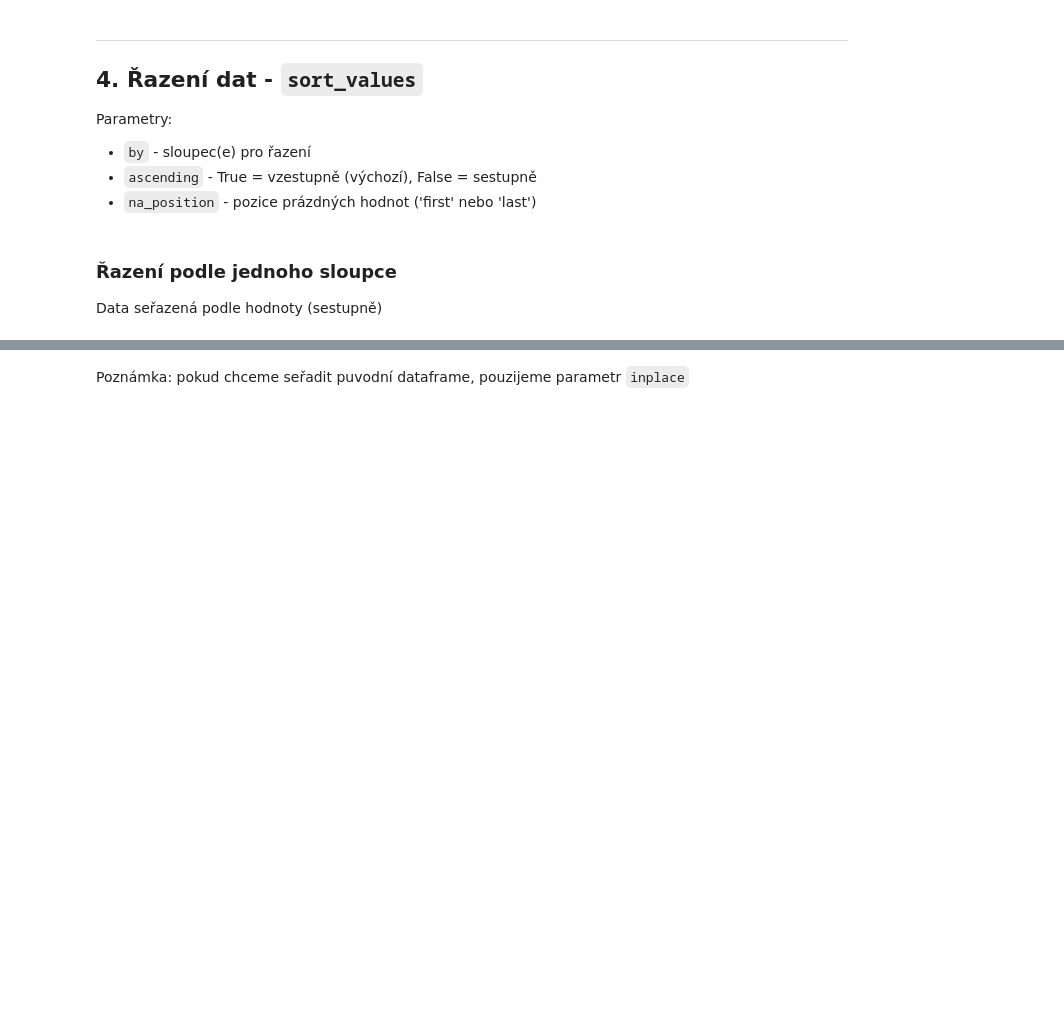
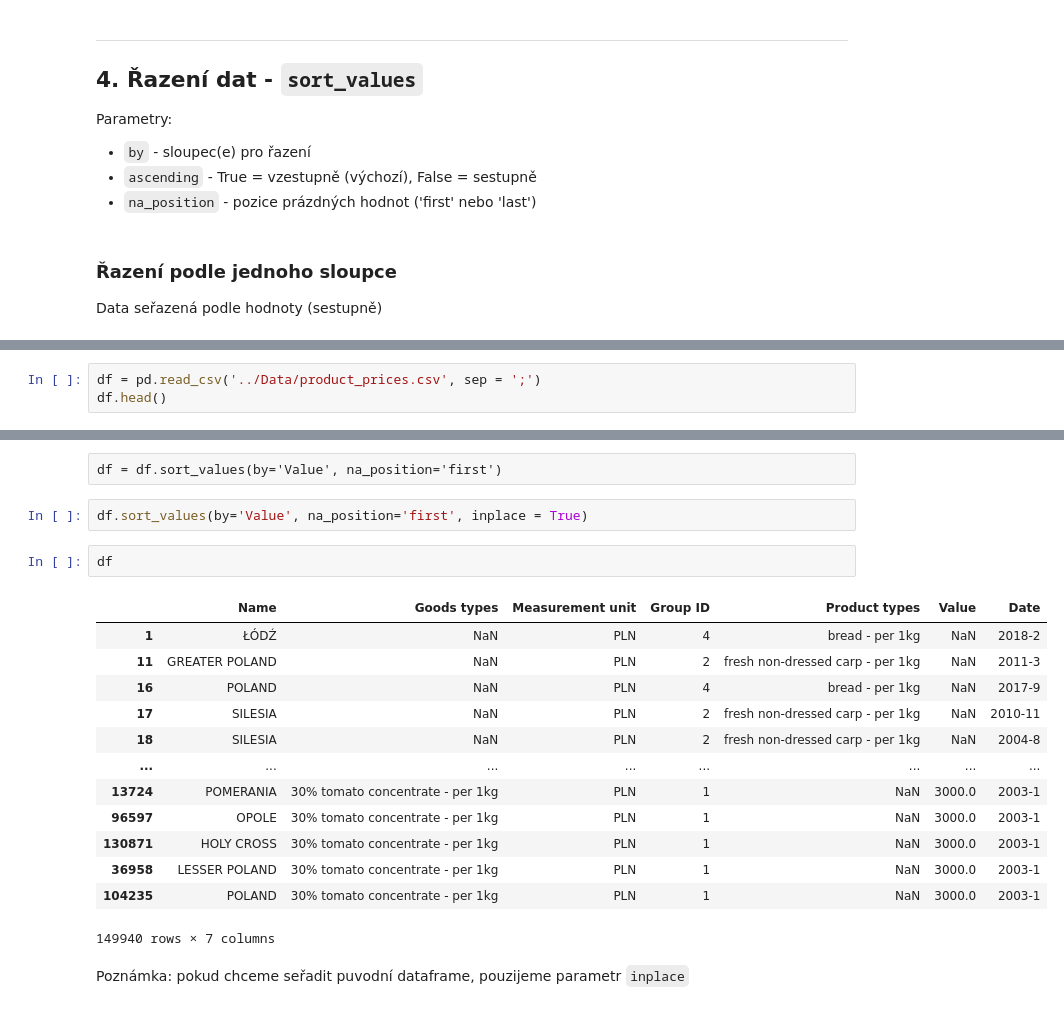
Before and after one commit to danakozakova/Python-CodersLab, a Jupyter notebook: Day_5/Day_5_02_Data_processing_part1_reseni.ipynb, the cells around one changed output, grey strips where cells are left out. Drawn from its saved outputs; the diff is of its cells as text; blank space fills up the shorter version.

```diff
--- a/Day_5/Day_5_02_Data_processing_part1_reseni.ipynb
+++ b/Day_5/Day_5_02_Data_processing_part1_reseni.ipynb
@@ -226,0 +308,3 @@ df_sorted
+# %%
+df = pd.read_csv('../Data/product_prices.csv', sep = ';')
+df.head()
@@ -227,3 +336,23 @@ df_sorted
+# %% [raw]
+df = df.sort_values(by='Value', na_position='first')
+# %%
+df.sort_values(by='Value', na_position='first', inplace = True)
+# %%
+df
+# %% [output]
+|  | Name | Goods types | Measurement unit | Group ID | Product types | Value | Date |
+| 1 | ŁÓDŹ | NaN | PLN | 4 | bread - per 1kg | NaN | 2018-2 |
+| 11 | GREATER POLAND | NaN | PLN | 2 | fresh non-dressed carp - per 1kg | NaN | 2011-3 |
+| 16 | POLAND | NaN | PLN | 4 | bread - per 1kg | NaN | 2017-9 |
+| 17 | SILESIA | NaN | PLN | 2 | fresh non-dressed carp - per 1kg | NaN | 2010-11 |
+| 18 | SILESIA | NaN | PLN | 2 | fresh non-dressed carp - per 1kg | NaN | 2004-8 |
+| ... | ... | ... | ... | ... | ... | ... | ... |
+| 13724 | POMERANIA | 30% tomato concentrate - per 1kg | PLN | 1 | NaN | 3000.0 | 2003-1 |
+| 96597 | OPOLE | 30% tomato concentrate - per 1kg | PLN | 1 | NaN | 3000.0 | 2003-1 |
+| 130871 | HOLY CROSS | 30% tomato concentrate - per 1kg | PLN | 1 | NaN | 3000.0 | 2003-1 |
+| 36958 | LESSER POLAND | 30% tomato concentrate - per 1kg | PLN | 1 | NaN | 3000.0 | 2003-1 |
+| 104235 | POLAND | 30% tomato concentrate - per 1kg | PLN | 1 | NaN | 3000.0 | 2003-1 |
+149940 rows × 7 columns
 # %% [markdown]
 Poznámka: pokud chceme seřadit puvodní dataframe, pouzijeme parametr `inplace`
 # %% [markdown]
```
Also changed, not shown: parts of 44 cells of this notebook.
